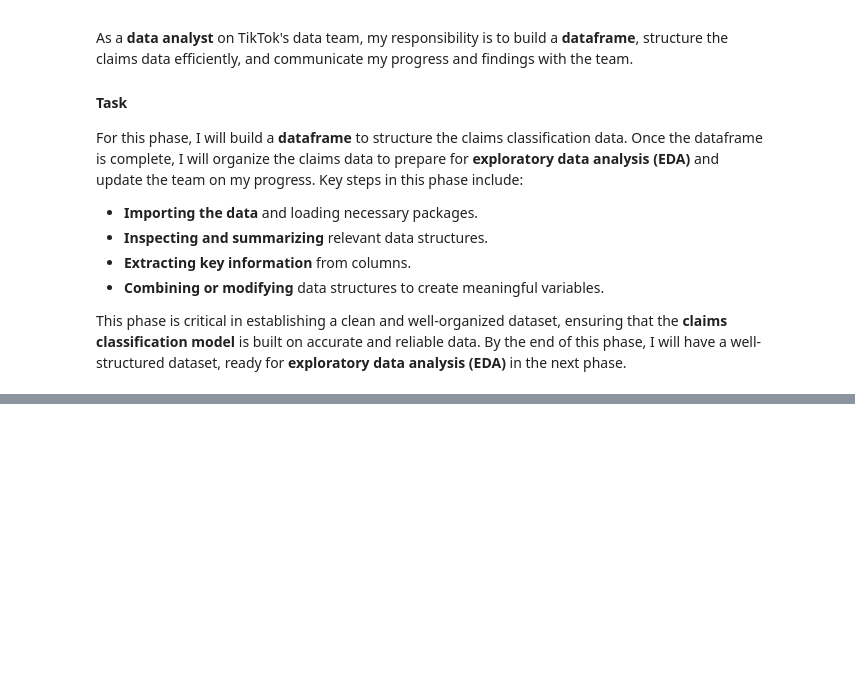
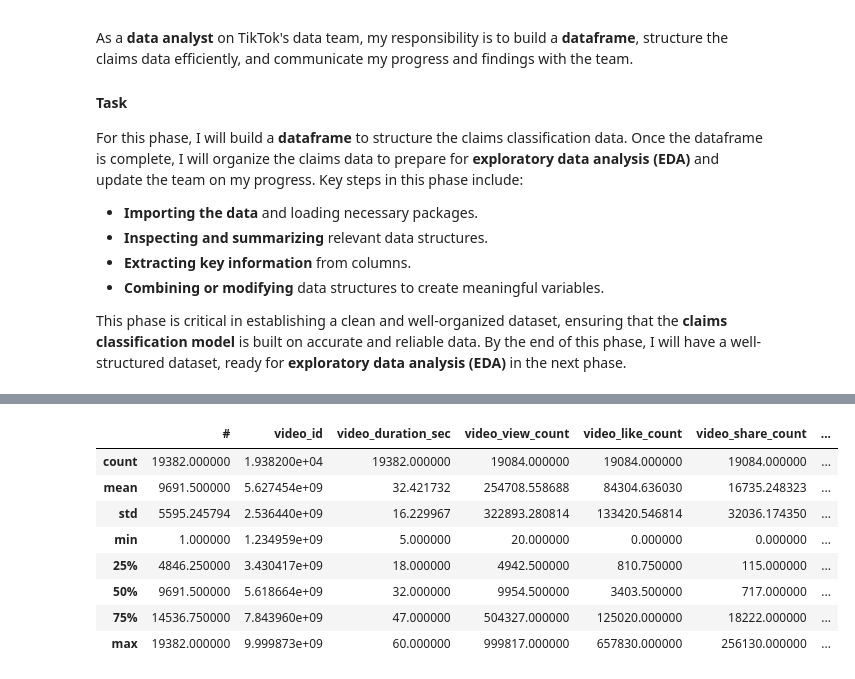
Before and after one commit to Cyberoctane29/TikTok-Claims-Classification-End-to-End-Analysis-and-Modeling, a Jupyter notebook: TikTok_Claims_Classification_End_to_End_Analysis_and _Modeling.ipynb, the cells around one changed output, grey strips where cells are left out. Cells and saved outputs as stored; diff of their text form; code cells hidden in the pictures; blank space fills up the shorter version.

```diff
--- a/TikTok_Claims_Classification_End_to_End_Analysis_and _Modeling.ipynb
+++ b/TikTok_Claims_Classification_End_to_End_Analysis_and _Modeling.ipynb
@@ -309,0 +340,2 @@ At the end of this phase, the following deliverables will be produced:
+# %%
+data = pd.read_csv(r"C:\Users\saswa\Documents\GitHub\TikTok-Claims-Classification\Data\tiktok_dataset.csv")
@@ -309,0 +377,12 @@ At the end of this phase, the following deliverables will be produced:
+# %%
+data.describe()
+# %% [output]
+|  | # | video_id | video_duration_sec | video_view_count | video_like_count | video_share_count | ... |
+| count | 19382.000000 | 1.938200e+04 | 19382.000000 | 19084.000000 | 19084.000000 | 19084.000000 | ... |
+| mean | 9691.500000 | 5.627454e+09 | 32.421732 | 254708.558688 | 84304.636030 | 16735.248323 | ... |
+| std | 5595.245794 | 2.536440e+09 | 16.229967 | 322893.280814 | 133420.546814 | 32036.174350 | ... |
+| min | 1.000000 | 1.234959e+09 | 5.000000 | 20.000000 | 0.000000 | 0.000000 | ... |
+| 25% | 4846.250000 | 3.430417e+09 | 18.000000 | 4942.500000 | 810.750000 | 115.000000 | ... |
+| 50% | 9691.500000 | 5.618664e+09 | 32.000000 | 9954.500000 | 3403.500000 | 717.000000 | ... |
+| 75% | 14536.750000 | 7.843960e+09 | 47.000000 | 504327.000000 | 125020.000000 | 18222.000000 | ... |
+| max | 19382.000000 | 9.999873e+09 | 60.000000 | 999817.000000 | 657830.000000 | 256130.000000 | ... |
```
Also changed, not shown: parts of 12 cells of this notebook.
